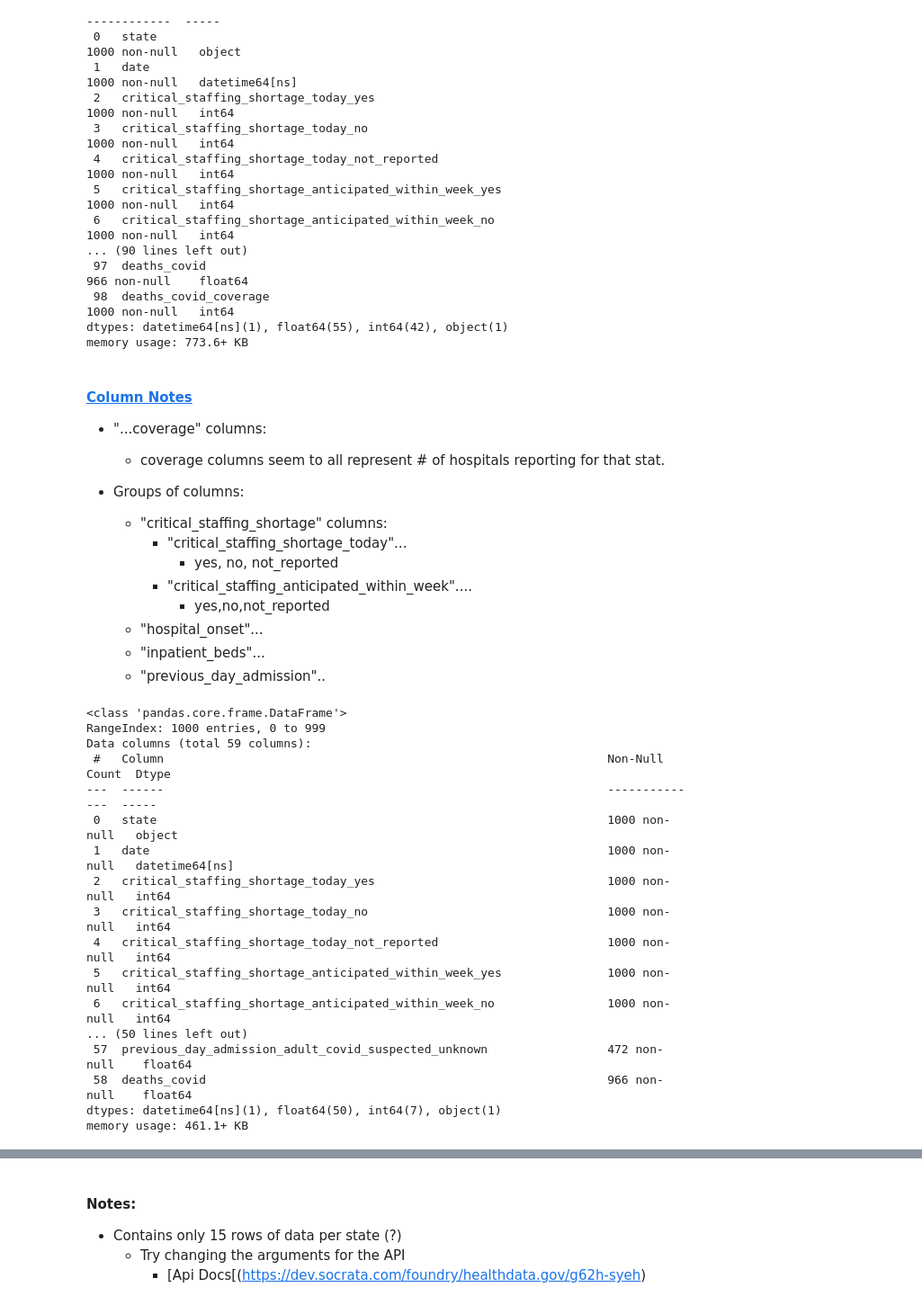
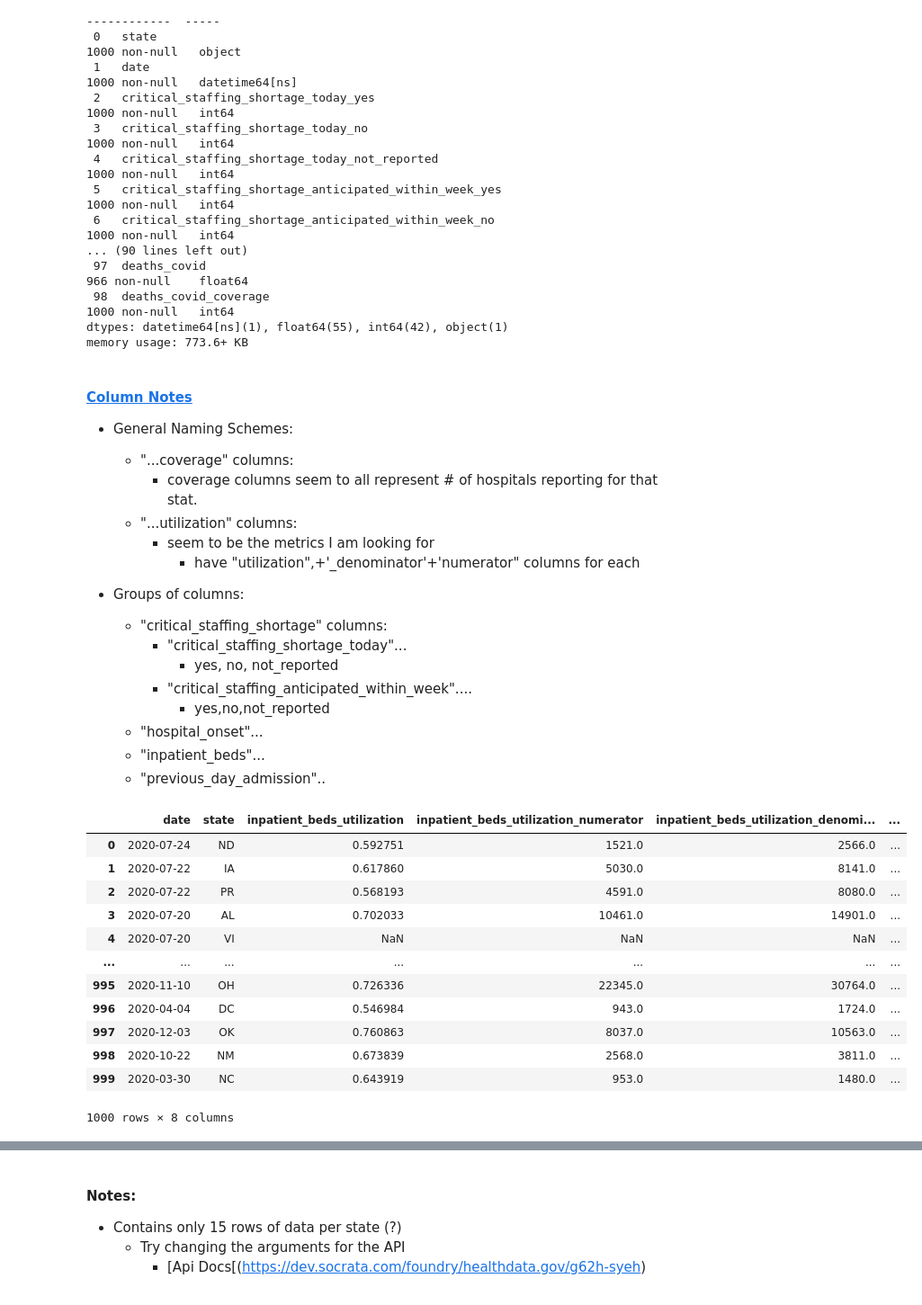
Before and after one commit to jirvingphd/playing-with-coronavirus-data, a Jupyter notebook: Replacing Covid Tracking Project Data.ipynb, the cells around one changed output, grey strips where cells are left out. Shown at 90% size. Cells and saved outputs as stored; diff of their text form; code cells hidden in the pictures.

```diff
--- a/Replacing Covid Tracking Project Data.ipynb
+++ b/Replacing Covid Tracking Project Data.ipynb
@@ -146,7 +168,13 @@ memory usage: 773.6+ KB
 # %% [markdown]
 #### [Column Notes](https://healthdata.gov/Hospital/COVID-19-Reported-Patient-Impact-and-Hospital-Capa/g62h-syeh)
-- "...coverage" columns:
-    - coverage columns seem to all represent # of hospitals reporting for that stat.
+- General Naming Schemes:
+    - "...coverage" columns:
+        - coverage columns seem to all represent # of hospitals reporting for that stat.
+    - "...utilization" columns:
+        - seem to be the metrics I am looking for
+            - have "utilization",+'_denominator'+'numerator" columns for each
+
+
 
 - Groups of columns:
     - "critical_staffing_shortage" columns:
@@ -157,25 +185,41 @@ memory usage: 773.6+ KB
     - "hospital_onset"...
     - "inpatient_beds"...
     - "previous_day_admission"..
-# %%
-## Showing info for non-coverage columns
-coverage_cols = [c for c in df1.columns if "coverage" in c]
-df1.drop(columns=coverage_cols).info()
-# %% [output]
-<class 'pandas.core.frame.DataFrame'>
-RangeIndex: 1000 entries, 0 to 999
-Data columns (total 59 columns):
- #   Column                                                               Non-Null Count  Dtype
----  ------                                                               --------------  -----
- 0   state                                                                1000 non-null   object
- 1   date                                                                 1000 non-null   datetime64[ns]
- 2   critical_staffing_shortage_today_yes                                 1000 non-null   int64
- 3   critical_staffing_shortage_today_no                                  1000 non-null   int64
- 4   critical_staffing_shortage_today_not_reported                        1000 non-null   int64
- 5   critical_staffing_shortage_anticipated_within_week_yes               1000 non-null   int64
- 6   critical_staffing_shortage_anticipated_within_week_no                1000 non-null   int64
-... (50 lines left out)
- 57  previous_day_admission_adult_covid_suspected_unknown                 472 non-null    float64
- 58  deaths_covid                                                         966 non-null    float64
-dtypes: datetime64[ns](1), float64(50), int64(7), object(1)
-memory usage: 461.1+ KB
+# %%
+## collecting lists of colun names (see md cell above with notes )
+
+## unneeded cols
+staffing_cols = [c for c in df1.columns if "staffing" in c]
+previous_day_cols = [c for c in df1.columns if "previous_day" in c]
+
+
+## unsure/raw util cols
+raw_inpatient_beds =  ['inpatient_beds','inpatient_beds_used','inpatient_beds_used_covid']
+
+
+## needed cols (utilization )
+inpatient_bed_util_cols = [c for c in df1.columns if 'inpatient_beds_utilization' in c]
+adult_icu_util_cols = [c for c in df1.columns if 'adult_icu_bed_utilization'in c]
+
+
+
+## COMBINING ABOVE LISTS INTO DROP AND KEEP LISTS
+DROP_COLS = [*staffing_cols,*previous_day_cols]
+UNSURE_COLS = [*raw_inpatient_beds]
+
+KEEP_COLS = ['date','state',*inpatient_bed_util_cols,*adult_icu_util_cols]
+df1[KEEP_COLS]
+# %% [output]
+|  | date | state | inpatient_beds_utilization | inpatient_beds_utilization_numerator | inpatient_beds_utilization_denomi... | ... |
+| 0 | 2020-07-24 | ND | 0.592751 | 1521.0 | 2566.0 | ... |
+| 1 | 2020-07-22 | IA | 0.617860 | 5030.0 | 8141.0 | ... |
+| 2 | 2020-07-22 | PR | 0.568193 | 4591.0 | 8080.0 | ... |
+| 3 | 2020-07-20 | AL | 0.702033 | 10461.0 | 14901.0 | ... |
+| 4 | 2020-07-20 | VI | NaN | NaN | NaN | ... |
+| ... | ... | ... | ... | ... | ... | ... |
+| 995 | 2020-11-10 | OH | 0.726336 | 22345.0 | 30764.0 | ... |
+| 996 | 2020-04-04 | DC | 0.546984 | 943.0 | 1724.0 | ... |
+| 997 | 2020-12-03 | OK | 0.760863 | 8037.0 | 10563.0 | ... |
+| 998 | 2020-10-22 | NM | 0.673839 | 2568.0 | 3811.0 | ... |
+| 999 | 2020-03-30 | NC | 0.643919 | 953.0 | 1480.0 | ... |
+1000 rows × 8 columns
```
Also changed, not shown: parts of 10 cells of this notebook.
